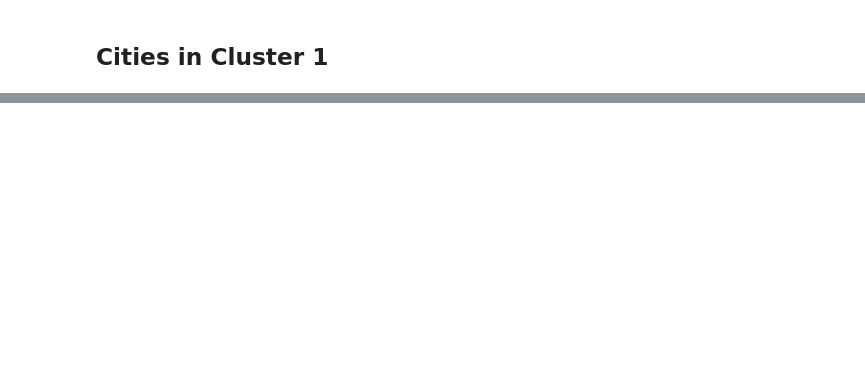
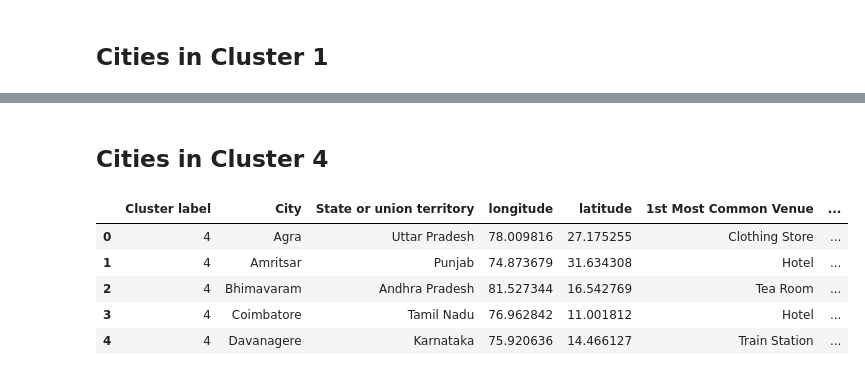
Before and after one commit to anEEl805/Clustering-cities-in-India, a Jupyter notebook: Clustering Cities in India.ipynb, the cells around one changed output, grey strips where cells are left out. Drawn from its saved outputs; the diff is of its cells as text; code cells hidden in the pictures; blank space fills up the shorter version.

```diff
--- a/Clustering Cities in India.ipynb
+++ b/Clustering Cities in India.ipynb
@@ -433,0 +451,12 @@ AttributeError: 'DataFrame' object has no attribute 'group_by'
+# %% [markdown]
+## Cities in Cluster 4
+# %%
+cluster1 = final_df[final_df["Cluster label"] == 4].reset_index(drop = True)
+cluster1.head()
+# %% [output]
+|  | Cluster label | City | State or union territory | longitude | latitude | 1st Most Common Venue | ... |
+| 0 | 4 | Agra | Uttar Pradesh | 78.009816 | 27.175255 | Clothing Store | ... |
+| 1 | 4 | Amritsar | Punjab | 74.873679 | 31.634308 | Hotel | ... |
+| 2 | 4 | Bhimavaram | Andhra Pradesh | 81.527344 | 16.542769 | Tea Room | ... |
+| 3 | 4 | Coimbatore | Tamil Nadu | 76.962842 | 11.001812 | Hotel | ... |
+| 4 | 4 | Davanagere | Karnataka | 75.920636 | 14.466127 | Train Station | ... |
```
Also changed, not shown: parts of 8 cells of this notebook.
